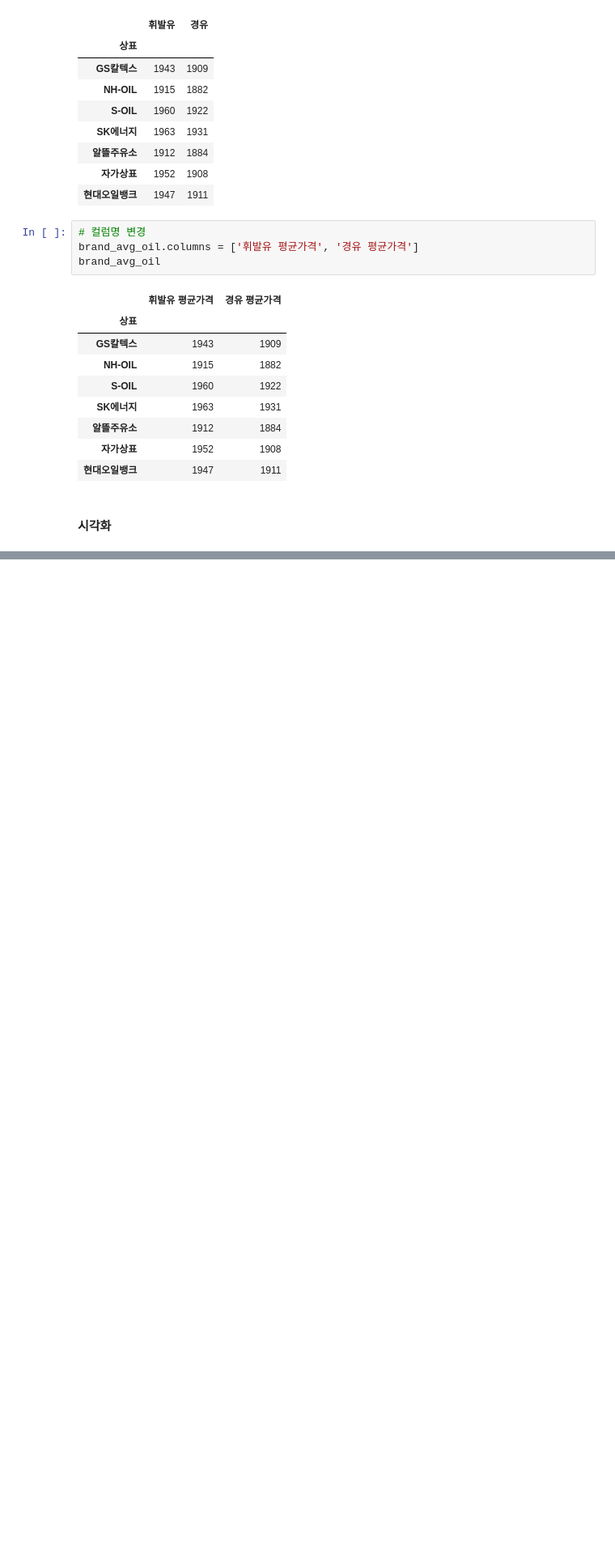
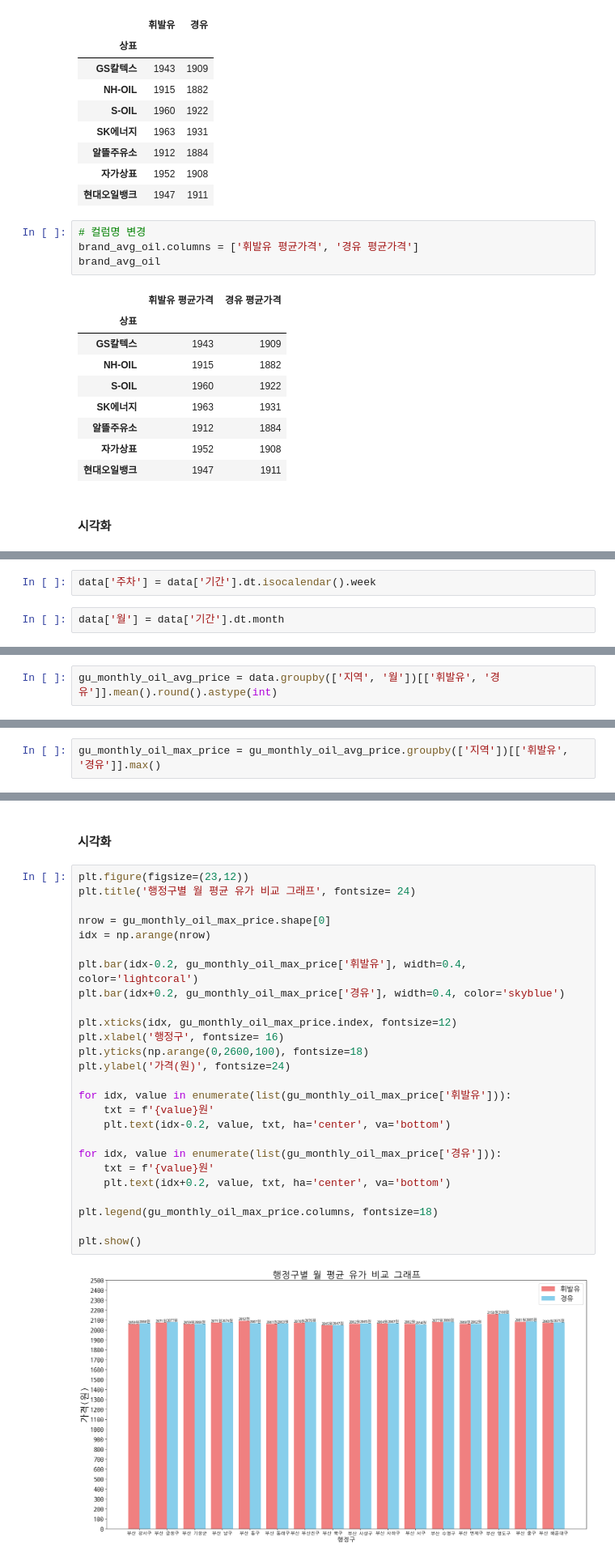
Before and after one commit to vinca0224/bigdata-analysis-2024, a Jupyter notebook: day13/임경세.ipynb, the cells around one changed output, grey strips where cells are left out. Shown at 81% size. Cells and saved outputs as stored; diff of their text form; blank space fills up the shorter version.

```diff
--- a/day13/임경세.ipynb
+++ b/day13/임경세.ipynb
@@ -227,0 +430,4 @@ TypeError: bar() missing 2 required positional arguments: 'x' and 'height'
+# %%
+data['주차'] = data['기간'].dt.isocalendar().week
+# %%
+data['월'] = data['기간'].dt.month
@@ -227,0 +443,2 @@ TypeError: bar() missing 2 required positional arguments: 'x' and 'height'
+# %%
+gu_monthly_oil_avg_price = data.groupby(['지역', '월'])[['휘발유', '경유']].mean().round().astype(int)
@@ -227,0 +462,2 @@ TypeError: bar() missing 2 required positional arguments: 'x' and 'height'
+# %%
+gu_monthly_oil_max_price = gu_monthly_oil_avg_price.groupby(['지역'])[['휘발유', '경유']].max()
@@ -227,0 +485,30 @@ TypeError: bar() missing 2 required positional arguments: 'x' and 'height'
+# %% [markdown]
+#### 시각화
+# %%
+plt.figure(figsize=(23,12))
+plt.title('행정구별 월 평균 유가 비교 그래프', fontsize= 24)
+
+nrow = gu_monthly_oil_max_price.shape[0]
+idx = np.arange(nrow)
+
+plt.bar(idx-0.2, gu_monthly_oil_max_price['휘발유'], width=0.4, color='lightcoral')
+plt.bar(idx+0.2, gu_monthly_oil_max_price['경유'], width=0.4, color='skyblue')
+
+plt.xticks(idx, gu_monthly_oil_max_price.index, fontsize=12)
+plt.xlabel('행정구', fontsize= 16)
+plt.yticks(np.arange(0,2600,100), fontsize=18)
+plt.ylabel('가격(원)', fontsize=24)
+
+for idx, value in enumerate(list(gu_monthly_oil_max_price['휘발유'])):
+    txt = f'{value}원'
+    plt.text(idx-0.2, value, txt, ha='center', va='bottom')
+
+for idx, value in enumerate(list(gu_monthly_oil_max_price['경유'])):
+    txt = f'{value}원'
+    plt.text(idx+0.2, value, txt, ha='center', va='bottom')
+
+plt.legend(gu_monthly_oil_max_price.columns, fontsize=18)
+
+plt.show()
+# %% [output]
+[figure, added]
```
Also changed, not shown: parts of 32 cells of this notebook, 3 other files.
